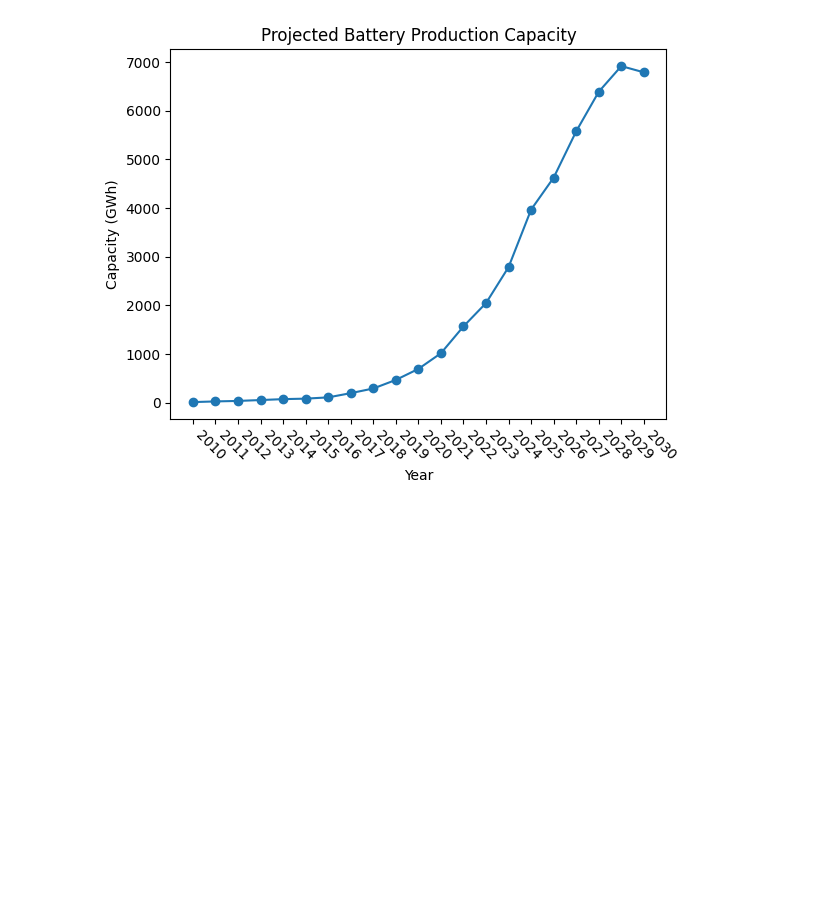
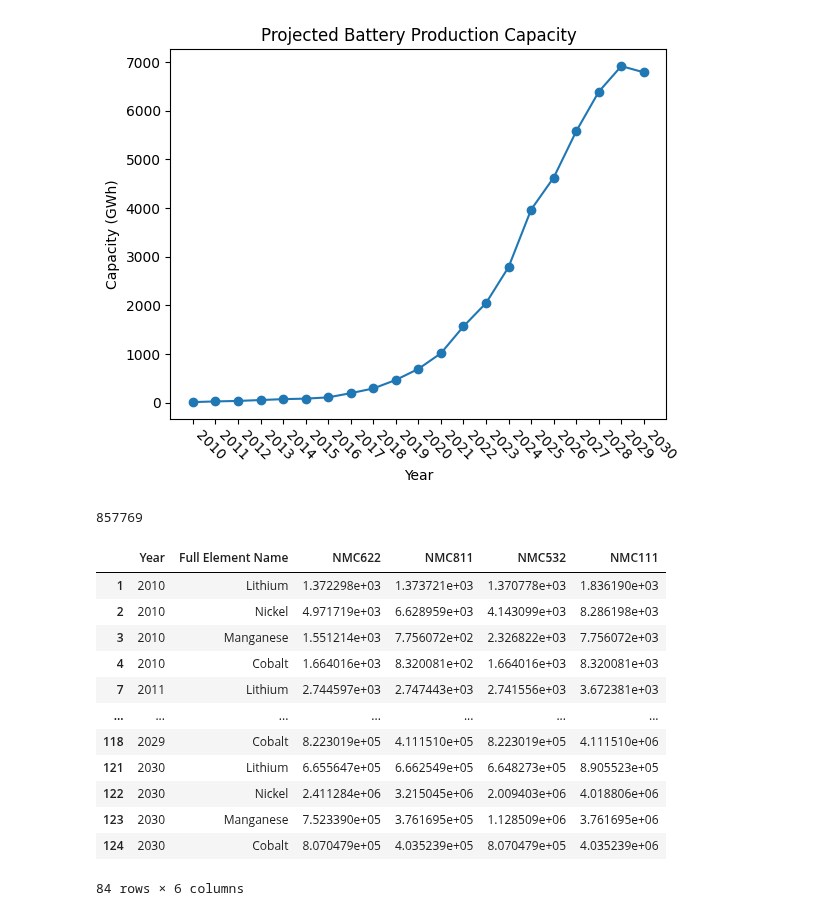
Before and after one commit to changbatterygroup/CriticalMinerals, a Jupyter notebook: Critical_Minerals_Analysis.ipynb, the cells around one changed output. Saved outputs shown, nothing was run; the diff lists cells and outputs as text; code cells hidden in the pictures; blank space fills up the shorter version.

```diff
--- a/Critical_Minerals_Analysis.ipynb
+++ b/Critical_Minerals_Analysis.ipynb
@@ -173,6 +173,10 @@ complete_index = pd.MultiIndex.from_product([all_years, all_minerals], names=["Y
 D = D.set_index(["Year", "Primary Mineral"]).reindex(complete_index, fill_value=0).reset_index()
 
 D["Cumulative Reserves"] = D.groupby(["Primary Mineral"], as_index=False)["Primary Reserves and Resources"].agg("cumsum")
+# %%
+D["Cumulative Reserves"].min()
+# %% [output]
+857769
 # %%
 frame_duration = 1000  # Duration for each frame
 transition_duration = 500  # Duration for transitions
@@ -231,3 +235,26 @@ buttons_dict = [{"buttons": [
     "yanchor": "top"
 }
 ]
+# %%
+
+demand_by_cathode = pd.read_excel(os.path.join(data_directory, "Capacity.xlsx"), sheet_name="Demand by Cathode")
+demand_by_cathode = demand_by_cathode[demand_by_cathode.Element != "O"]
+
+demand_by_cathode = demand_by_cathode[~((demand_by_cathode.Element == "Li") & (demand_by_cathode["+"] == False))]
+demand_by_cathode.drop(["Element", "+"], axis=1, inplace=True)
+
+demand_by_cathode
+# %% [output]
+|  | Year | Full Element Name | NMC622 | NMC811 | NMC532 | NMC111 |
+| 1 | 2010 | Lithium | 1.372298e+03 | 1.373721e+03 | 1.370778e+03 | 1.836190e+03 |
+| 2 | 2010 | Nickel | 4.971719e+03 | 6.628959e+03 | 4.143099e+03 | 8.286198e+03 |
+| 3 | 2010 | Manganese | 1.551214e+03 | 7.756072e+02 | 2.326822e+03 | 7.756072e+03 |
+| 4 | 2010 | Cobalt | 1.664016e+03 | 8.320081e+02 | 1.664016e+03 | 8.320081e+03 |
+| 7 | 2011 | Lithium | 2.744597e+03 | 2.747443e+03 | 2.741556e+03 | 3.672381e+03 |
+| ... | ... | ... | ... | ... | ... | ... |
+| 118 | 2029 | Cobalt | 8.223019e+05 | 4.111510e+05 | 8.223019e+05 | 4.111510e+06 |
+| 121 | 2030 | Lithium | 6.655647e+05 | 6.662549e+05 | 6.648273e+05 | 8.905523e+05 |
+| 122 | 2030 | Nickel | 2.411284e+06 | 3.215045e+06 | 2.009403e+06 | 4.018806e+06 |
+| 123 | 2030 | Manganese | 7.523390e+05 | 3.761695e+05 | 1.128509e+06 | 3.761695e+06 |
+| 124 | 2030 | Cobalt | 8.070479e+05 | 4.035239e+05 | 8.070479e+05 | 4.035239e+06 |
+84 rows × 6 columns
```
Also changed, not shown: parts of 5 cells of this notebook.
